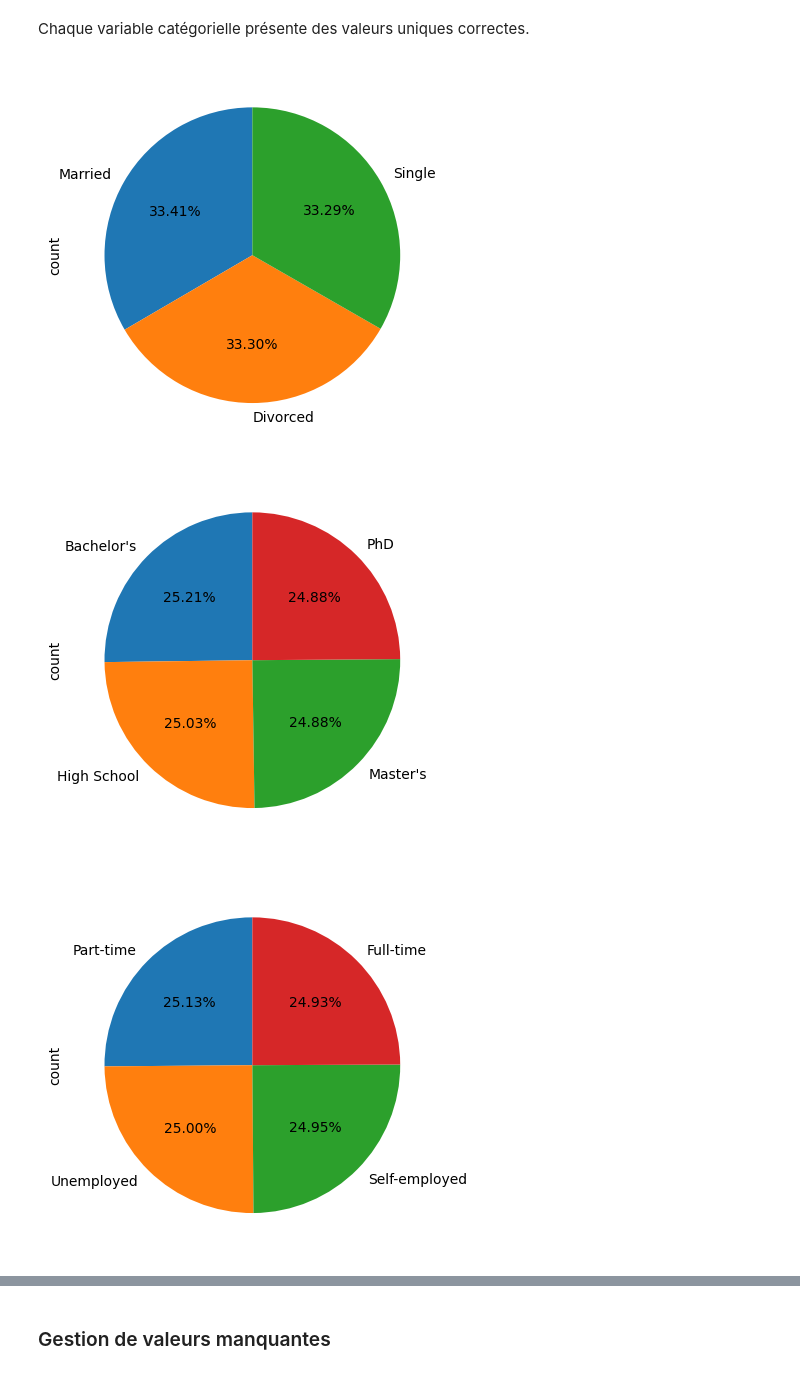
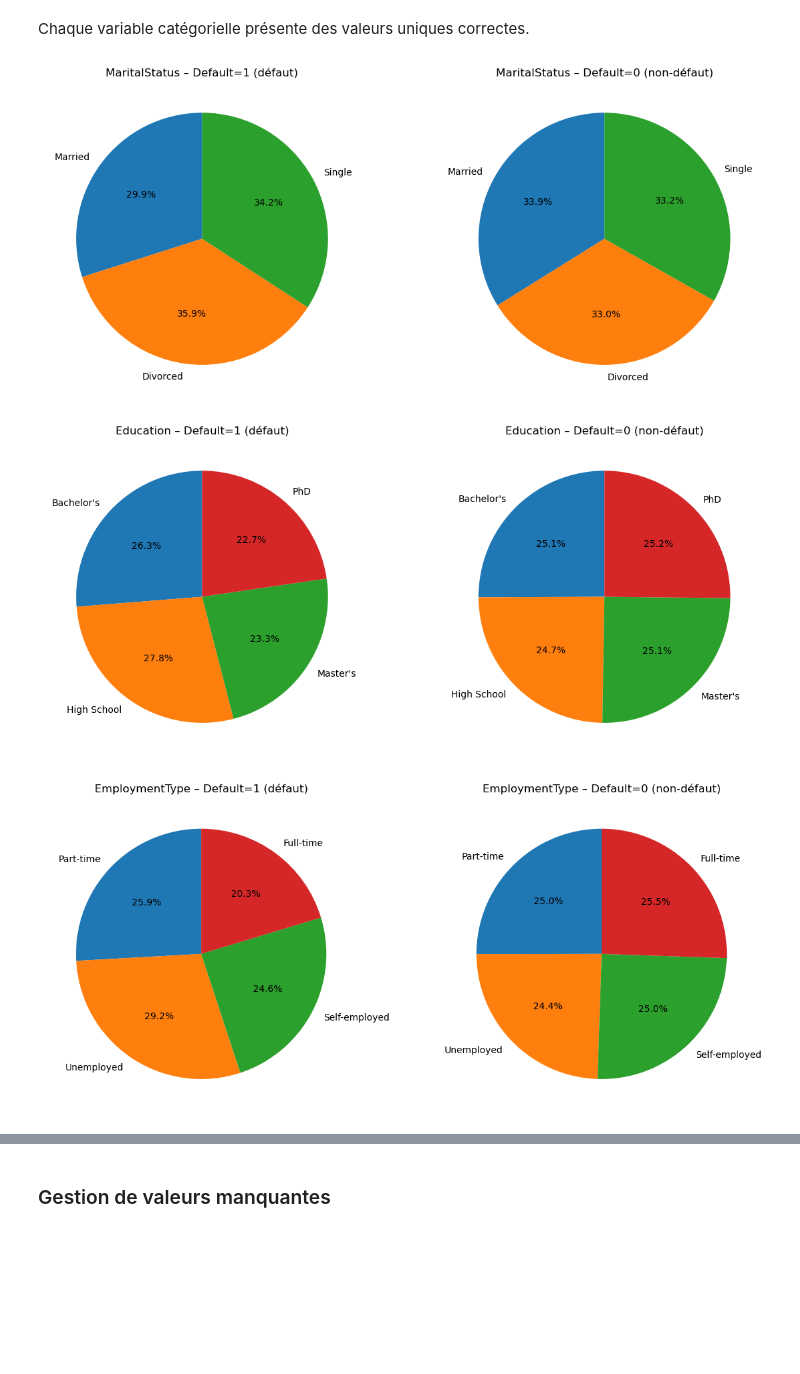
Before and after one commit to Patricia-Koto/sda_ML, a Jupyter notebook: loan_credit.ipynb, the cells around one changed output, grey strips where cells are left out. Cells and saved outputs as stored; diff of their text form; code cells hidden in the pictures; blank space fills up the shorter version.

```diff
--- a/loan_credit.ipynb
+++ b/loan_credit.ipynb
@@ -117,8 +110,35 @@ def plot_repartition(dataset:pd.DataFrame, variable_name:str):
-# %%
-plot_repartition(df, 'MaritalStatus')
-plot_repartition(df, 'Education')
-plot_repartition(df, 'EmploymentType')
-# %% [output]
-[figure, removed]
-[figure, removed]
-[figure, removed]
+# %%
+import matplotlib.pyplot as plt
+
+def plot_pies_default_vs_non(df, var, target='Default', topN=None):
+    x = df[var].fillna('__NA__').astype(str)
+
+    # Option : garder seulement les N modalités principales et regrouper le reste
+    if topN is not None and topN < x.nunique():
+        top = x.value_counts().nlargest(topN).index
+        x = x.where(x.isin(top), '__AUTRE__')
+
+    # Même ordre de catégories dans les deux camemberts
+    cats = x.value_counts().index
+
+    fig, axes = plt.subplots(1, 2, figsize=(12, 5), constrained_layout=True)
+    for ax, t, title in zip(
+        axes, [1, 0], [f'{target}=1 (défaut)', f'{target}=0 (non-défaut)']
+    ):
+        s = (x[df[target] == t]
+             .value_counts(normalize=True)
+             .reindex(cats, fill_value=0) * 100)
+        s.plot.pie(
+            ax=ax, autopct=lambda p: f'{p:.1f}%', startangle=90, ylabel=''
+        )
+        ax.set_title(f'{var} – {title}')
+
+    plt.show()
+# %%
+plot_pies_default_vs_non(df, 'MaritalStatus', topN=6)
+plot_pies_default_vs_non(df, 'Education', topN=6)
+plot_pies_default_vs_non(df, 'EmploymentType', topN=6)
+# %% [output]
+[figure, added]
+[figure, added]
+[figure, added]
```
Also changed, not shown: parts of 5 cells of this notebook.
